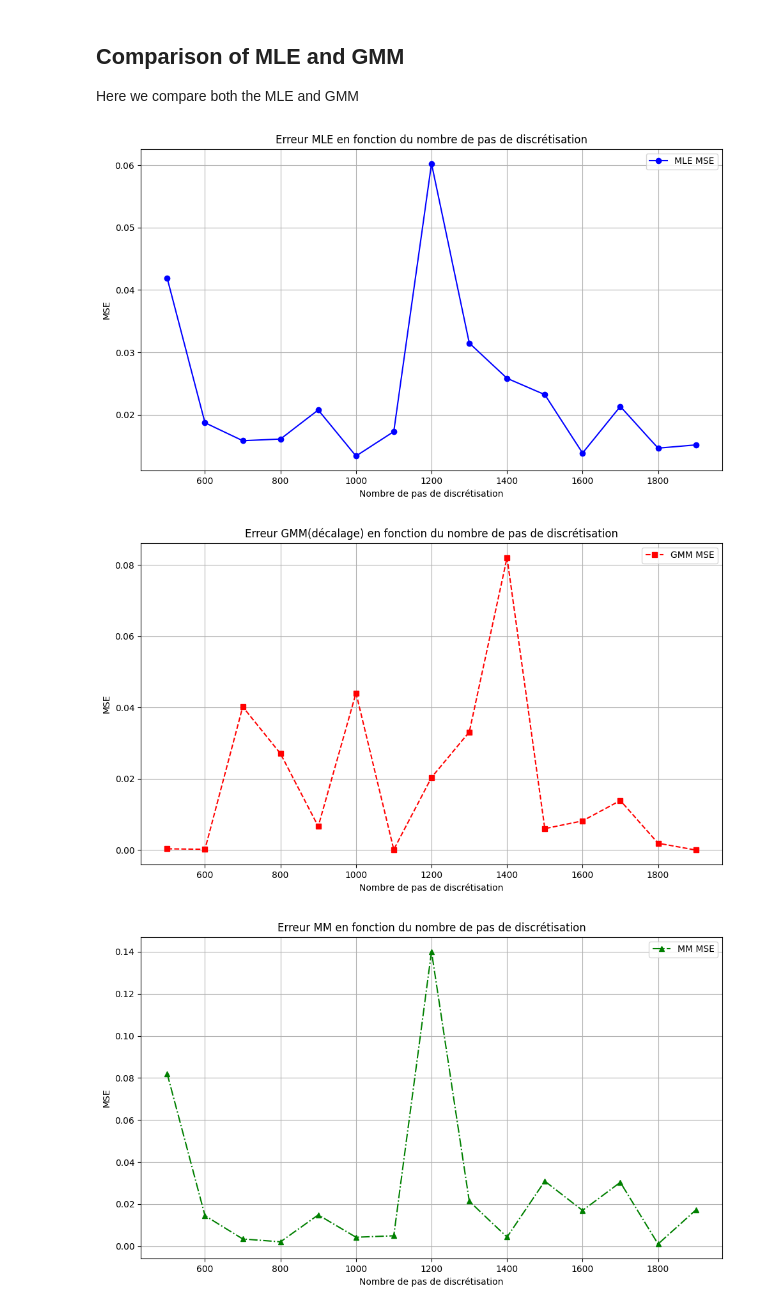
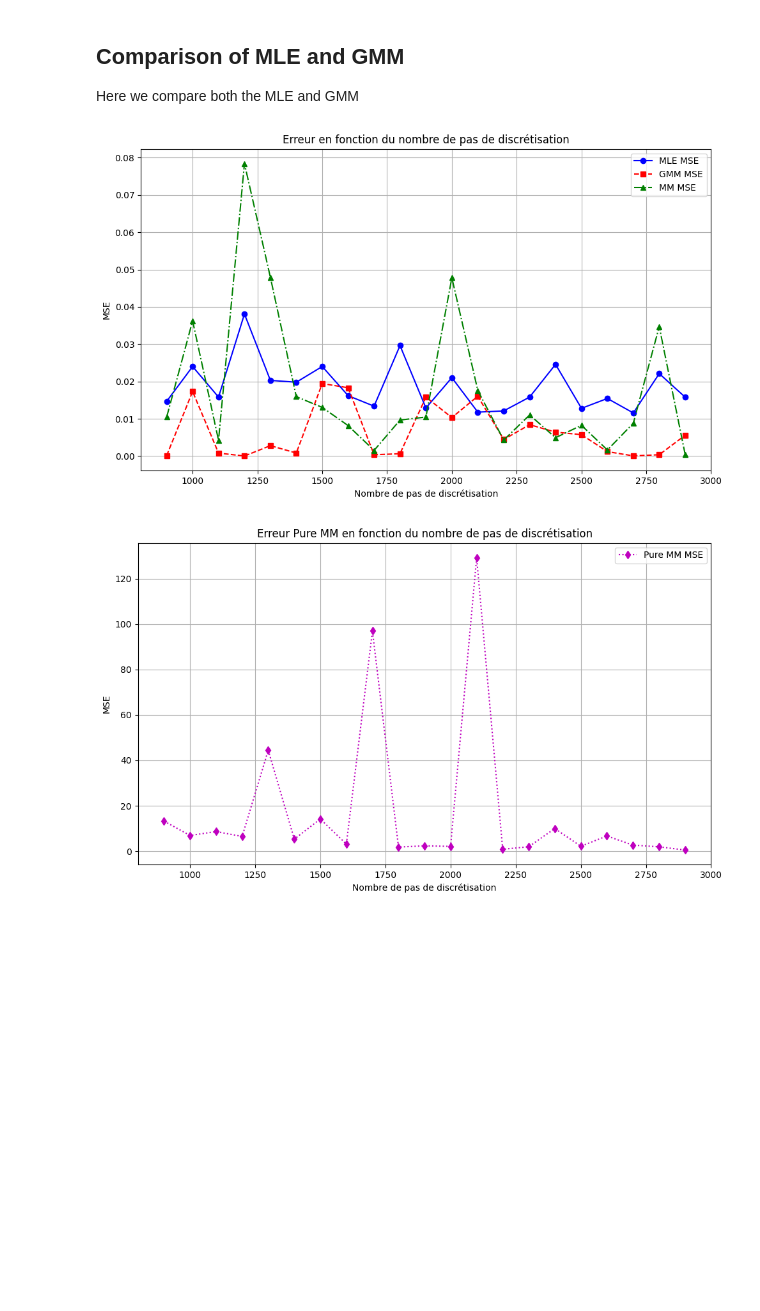
Before and after one commit to Hassen214/Project-IMI, a Jupyter notebook: Code.ipynb, the cells around one changed output. Drawn from its saved outputs; the diff is of its cells as text; code cells hidden in the pictures; blank space fills up the shorter version.

```diff
--- a/Code.ipynb
+++ b/Code.ipynb
@@ -673,12 +678,9 @@ vasicek_process = Vasicek(kappa_true, theta_true, sigma_true)
 X0 = 0.1  # Initial value
 N = 1  # Number of trajectories
 n = 1000  # Number of time steps
-T =  100   # Time horizon
+T =  n//12   # Time horizon
 trajectories = vasicek_process.generate(X0, T, N, n)
 trajectory = trajectories[0]
-s = 0
-for i in range(len(trajectory)) :
-    trajectory[i] =trajectory[i]
 # %%
 
 
@@ -1010,7 +1012,7 @@ def MSE(params,true_params):
     return np.mean((params - true_params) ** 2)
 # %%
 # Paramètres du processus
-n_range = range(500, 2000, 100)
+n_range = range(900, 3000, 100)
 
 N = 1
 X0 = 0.05  # Valeur initiale du processus
@@ -1028,7 +1030,6 @@ for n in n_range:
     T = 100
     vasicek_process = Vasicek(kappa_true, theta_true, sigma_true)
     trajectory = vasicek_process.generate(X0, T, N, n)[0]  # Générer une trajectoire
-   # trajectory += np.random.normal(0,0.01,n)
     kappa_MLE, theta_MLE, sigma_MLE = estimate_parameters(trajectory, T)
 
     # Calcul de l'erreur pour le MLE
@@ -1048,58 +1049,44 @@ for n in n_range:
 
     theta_hat, sigma2_hat, kappa_hat = moment_estimators(trajectory, T)  #This is done with the math formula
     MM_error.append(MSE(
         np.array([kappa_hat, theta_hat, sigma2_hat]),
         np.array([kappa_true, theta_true, sigma_true])
     ))
     theta_hat,sigma2_hat, kappa_hat,res = pure_moments_calibration(trajectory,max_order)
     pure_MM_error.append([
     np.array([kappa_hat, theta_hat, sigma2_hat]),
     np.array([kappa_true, theta_true, sigma_true])
     ])
-# Création des sous-figures pour MLE
+
+
+# Création d'un seul graphique pour MLE, GMM et MM
 fig, ax = plt.subplots(figsize=(10, 6))
+
 ax.plot(n_range, MLE_error, label='MLE MSE', marker='o', color='b')
+ax.plot(n_range, GMM_error, label='GMM MSE', marker='s', linestyle='dashed', color='r')
+ax.plot(n_range, MM_error, label='MM MSE', marker='^', linestyle='-.', color='g')
+
 ax.set_xlabel('Nombre de pas de discrétisation')
 ax.set_ylabel('MSE')
-ax.set_title('Erreur MLE en fonction du nombre de pas de discrétisation')
+ax.set_title('Erreur en fonction du nombre de pas de discrétisation')
 ax.legend()
 ax.grid(True)
+
 plt.tight_layout()
 plt.show()
 
-# Création des sous-figures pour GMM
-fig, ax = plt.subplots(figsize=(10, 6))
-ax.plot(n_range, GMM_error, label='GMM MSE', marker='s', linestyle='dashed', color='r')
-ax.set_xlabel('Nombre de pas de discrétisation')
-ax.set_ylabel('MSE')
-ax.set_title('Erreur GMM(décalage) en fonction du nombre de pas de discrétisation')
-ax.legend()
-ax.grid(True)
-plt.tight_layout()
-plt.show()
-
-# Création des sous-figures pour MM
-fig, ax = plt.subplots(figsize=(10, 6))
-ax.plot(n_range, MM_error, label='MM MSE', marker='^', linestyle='-.', color='g')
-ax.set_xlabel('Nombre de pas de discrétisation')
-ax.set_ylabel('MSE')
-ax.set_title('Erreur MM en fonction du nombre de pas de discrétisation')
-ax.legend()
-ax.grid(True)
-plt.tight_layout()
-plt.show()
-# Création des sous-figures pour Pure MM
+# Création de la figure pour Pure MM
 fig, ax = plt.subplots(figsize=(10, 6))
 pure_MM_mse = [MSE(pure_MM_error[i][0], pure_MM_error[i][1]) for i in range(len(pure_MM_error))]
 ax.plot(n_range, pure_MM_mse, label='Pure MM MSE', marker='d', linestyle=':', color='m')
 ax.set_xlabel('Nombre de pas de discrétisation')
 ax.set_ylabel('MSE')
-ax.set_title('Erreur Pure GMM en fonction du nombre de pas de discrétisation')
+ax.set_title('Erreur Pure MM en fonction du nombre de pas de discrétisation')
 ax.legend()
 ax.grid(True)
+
 plt.tight_layout()
 plt.show()
 # %% [output]
-[figure, old version]
+[figure, new version]
-[figure, old version]
+[figure, new version]
-[figure, removed]
```
Also changed, not shown: parts of 13 cells of this notebook, 1 other file.
